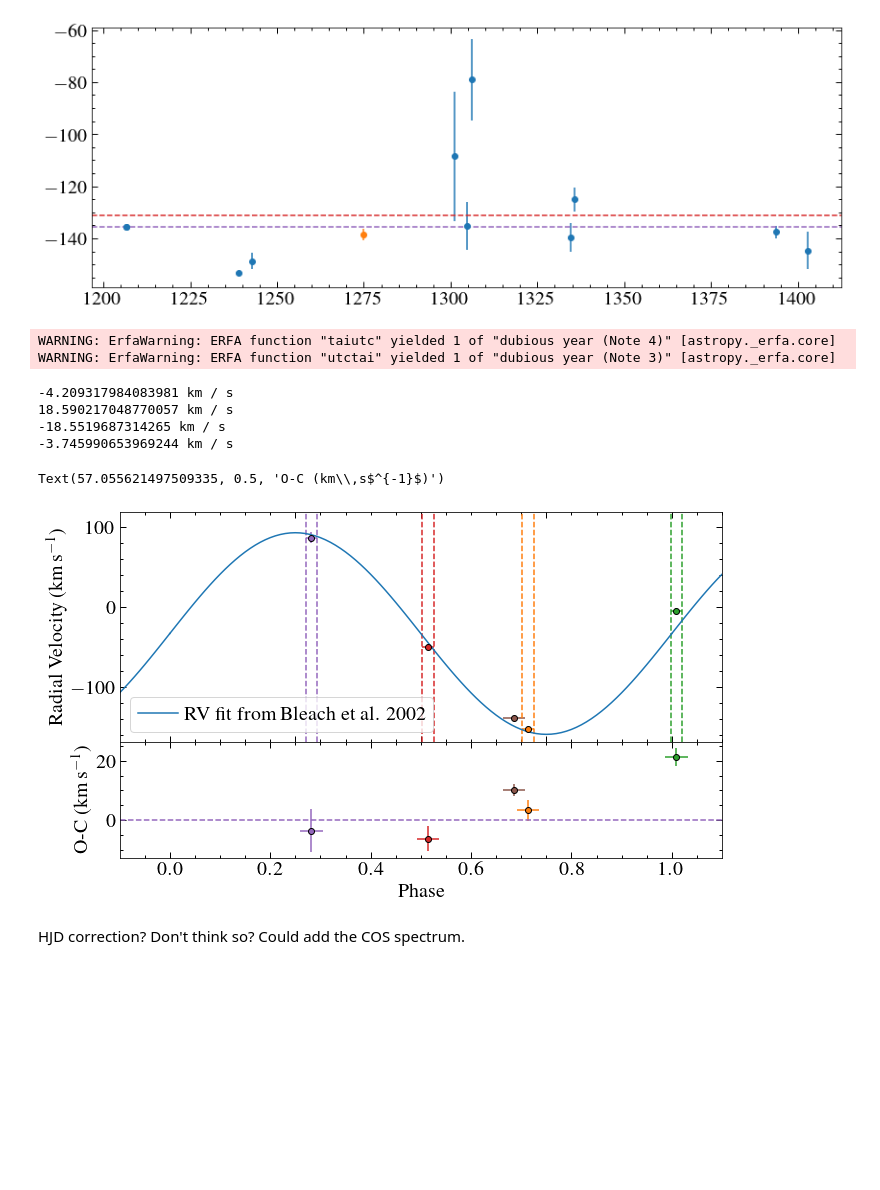
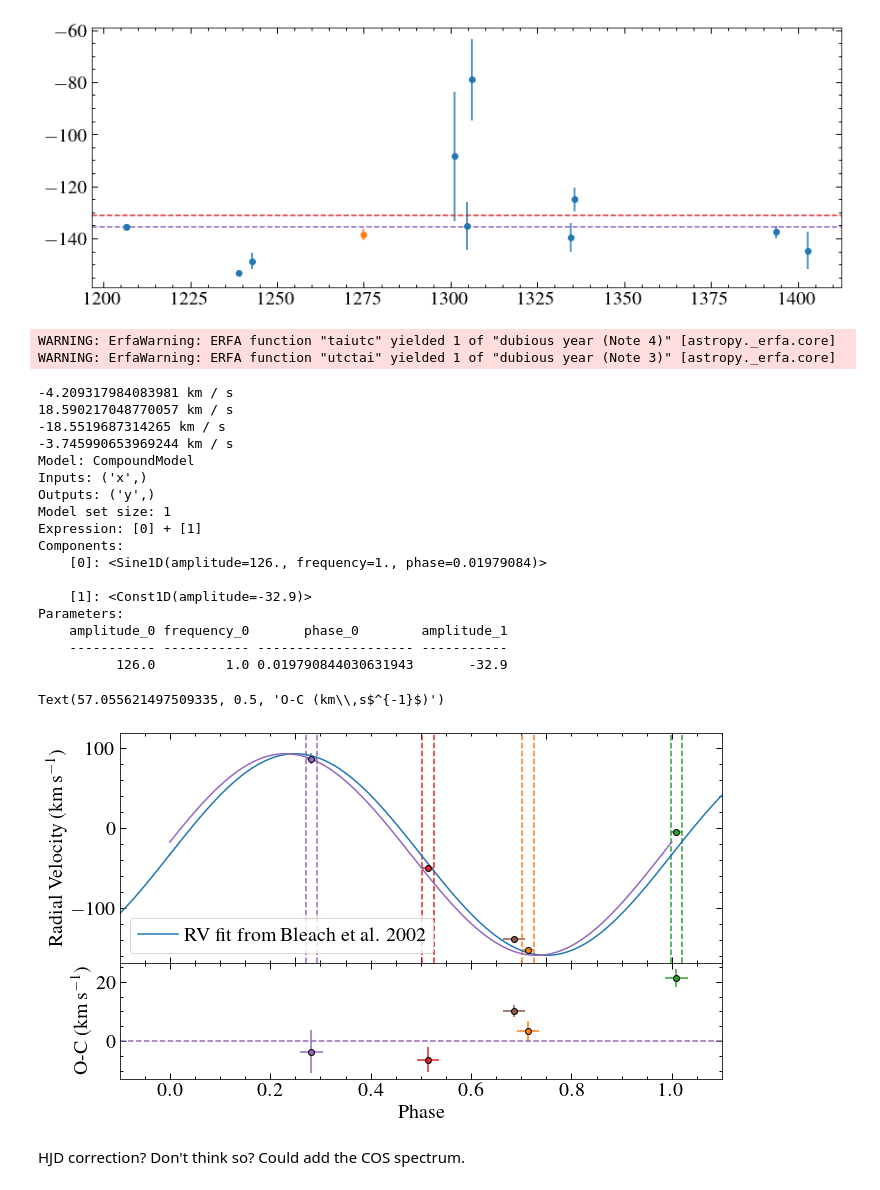
Before and after one commit to davidjwilson/pceb, a Jupyter notebook: eg_uma/eg_uma_stis_first_look.ipynb, the cells around one changed output. Cells and saved outputs as stored; diff of their text form; code cells hidden in the pictures; blank space fills up the shorter version.

```diff
--- a/eg_uma/eg_uma_stis_first_look.ipynb
+++ b/eg_uma/eg_uma_stis_first_look.ipynb
@@ -544,33 +544,56 @@ plt.ylim(-169, 119)
 
 plt.ylabel('Radial Velocity (km\,s$^{-1}$)')
 
 plt.xticks(visible=False)
 
 plt.xlim(-0.1, 1.1)
 plt.legend(frameon=True)
 
+orbit = models.Sine1D(k2.value, 1, phase=0.5, fixed=dict(amplitude=True, frequency=True))+models.Const1D(gamma.value, fixed=dict(amplitude=True))
+orbfit = fitter(orbit, phasemids[0:4], deltavs, weights=1/deltav_errs, maxiter=10000)
+print(orbfit)
+# phase_curve = phase_orbit(phase_time)
+# orbittimes = np.linspace(0, 1, 1000)
+
+plt.plot(phase_time, orbfit(phase_time), c='C4')
+
+
 
 plt.subplot(gs[2:])
 
 plt.xlim(-0.1, 1.1)
 plt.xlabel('Phase')
 
 plt.tight_layout()
 plt.subplots_adjust(hspace=0)
 oc = np.append(deltavs, cdv) - dv_predict.value
 for i in range(len(x1ds)+1):
     plt.errorbar(phasemids[i], oc[i], yerr=np.append(deltav_errs, cdve)[i], xerr=[[phasemid-pstart], [pend-phasemid]], marker='o', ls='none', c='C{}'.format(i+1), markeredgecolor='k')
 plt.axhline(0, ls='--', c='C4')
 plt.ylabel('O-C (km\,s$^{-1}$)')
 # plt.savefig('plots/rv_curve.pdf', dpi=150)
+# plt.savefig('plots/rv_curve.png', dpi=150)
 # %% [output]
 WARNING: ErfaWarning: ERFA function "taiutc" yielded 1 of "dubious year (Note 4)" [astropy._erfa.core]
 WARNING: ErfaWarning: ERFA function "utctai" yielded 1 of "dubious year (Note 3)" [astropy._erfa.core]
 -4.209317984083981 km / s
 18.590217048770057 km / s
 -18.5519687314265 km / s
 -3.745990653969244 km / s
+Model: CompoundModel
+Inputs: ('x',)
+Outputs: ('y',)
+Model set size: 1
+Expression: [0] + [1]
+Components:
+    [0]: <Sine1D(amplitude=126., frequency=1., phase=0.01979084)>
+
+    [1]: <Const1D(amplitude=-32.9)>
+Parameters:
+    amplitude_0 frequency_0       phase_0        amplitude_1
+    ----------- ----------- -------------------- -----------
+          126.0         1.0 0.019790844030631943       -32.9
 Text(57.055621497509335, 0.5, 'O-C (km\\,s$^{-1}$)')
-[figure, old version]
+[figure, new version]
 # %% [markdown]
 HJD correction? Don't think so? Could add the COS spectrum.
```
Also changed, not shown: parts of 7 cells of this notebook, 14 other files.
